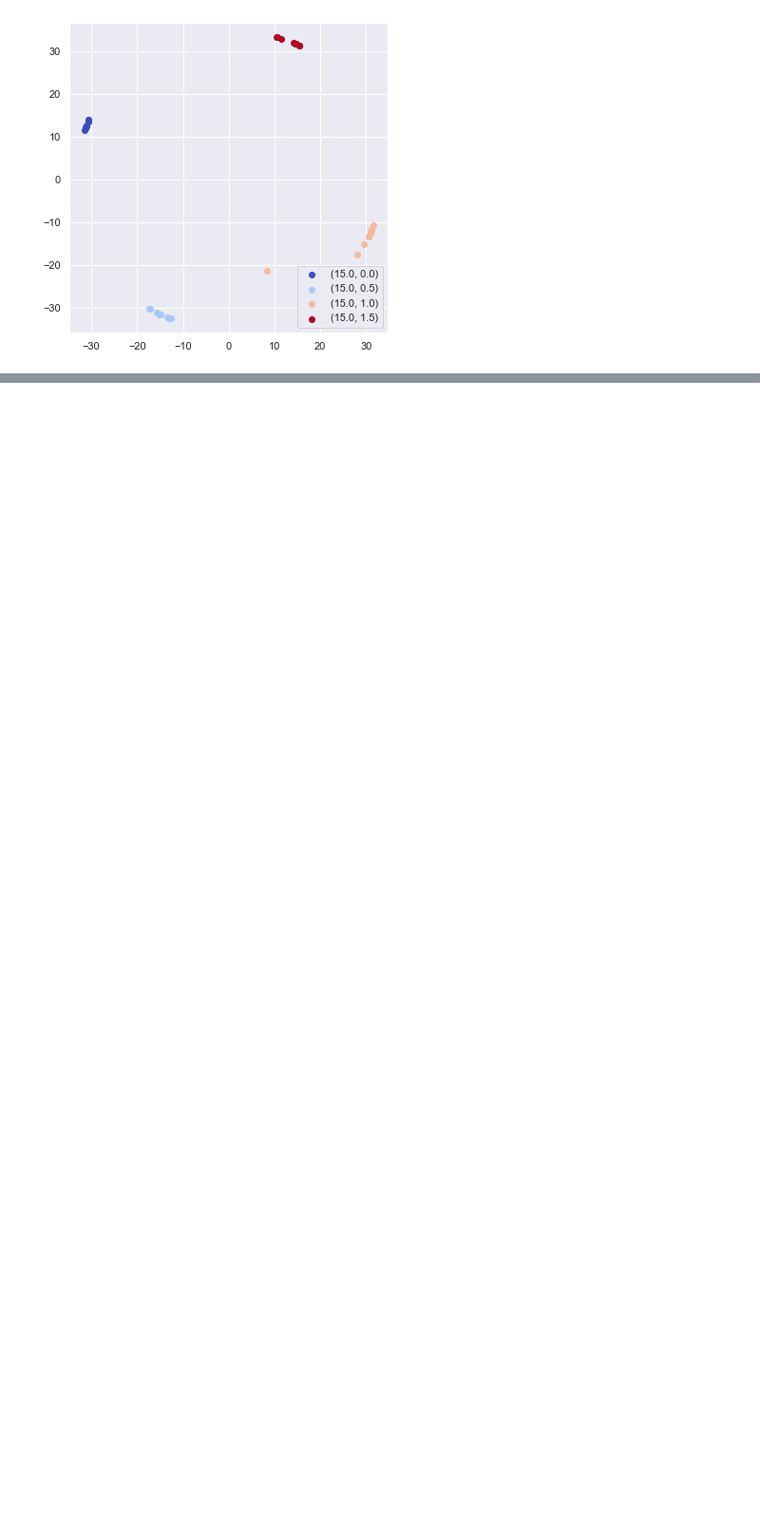
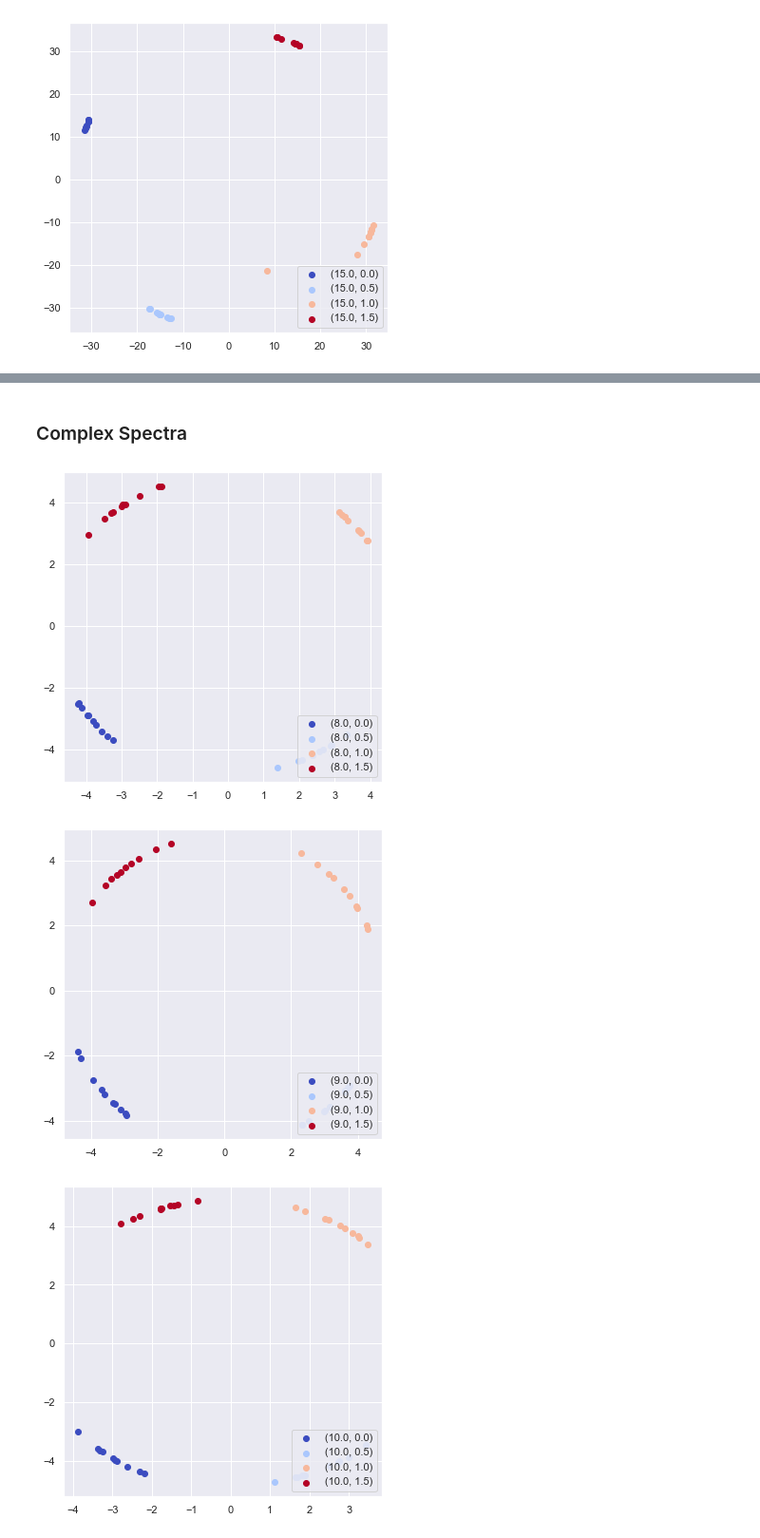
Before and after one commit to NeuroTech-UCSD/Oz-Speller, a Jupyter notebook: notebooks/Pilot_Photosensor_32-class_Vis[Simon].ipynb, the cells around one changed output, grey strips where cells are left out. Shown: that part at 95% size. Drawn from its saved outputs; the diff is of its cells as text; code cells hidden in the pictures; blank space fills up the shorter version.

```diff
--- a/notebooks/Pilot_Photosensor_32-class_Vis[Simon].ipynb
+++ b/notebooks/Pilot_Photosensor_32-class_Vis[Simon].ipynb
@@ -166,0 +223,14 @@ for k in range(8):
+# %%
+target_tab = {}
+data_path = "../data/photosensor_recordings/pilot_data/6-02-22_run2/"
+sfreq = 250.
+duration = 1.0
+light_amp = pd.read_csv(data_path + 'eeg.csv').astype(float)
+meta = np.loadtxt(data_path + 'meta.csv', delimiter=',', dtype=float)
+trials = meta[1:,:2]
+classes = np.unique(trials, axis=0)
+more_targets = {tuple(target):index for index,target in enumerate(classes)}
+target_tab.update(more_targets)
+light_amp = load_light_amp_temp_function(light_amp, meta, classes, stim_duration=duration,filter=False,sfreq=sfreq)
+target_by_trial = [list(target_tab.keys())] * 10
+light_amp.shape, np.array(target_by_trial).shape
@@ -166,0 +239,19 @@ for k in range(8):
+# %% [markdown]
+### Complex Spectra
+# %%
+complex_spectrum = 1/750*fft(light_amp)[:,:,:,:int(sfreq*duration)//2]
+classes = list(target_tab.keys())
+freqs = np.linspace(0.0, sfreq / 2, int(sfreq*duration//2))
+for k in range(8):
+    k *= 4
+    plt.figure(figsize=(6, 6))
+    ax = plt.subplot()
+    colors=cm.coolwarm(np.linspace(0,1,4))
+    for i,c in enumerate(colors):
+        i = k + i
+        plt.scatter(np.real(complex_spectrum[:,i,9,np.abs(freqs - classes[i][0]).argmin()]),np.imag(complex_spectrum[:,i,9,np.abs(freqs - classes[i][0]).argmin()]),label=str(classes[i]),color=c)
+    ax.legend(loc='lower right')
+# %% [output]
+[figure, added]
+[figure, added]
+[figure, added]
```
Also changed, not shown: parts of 12 cells of this notebook, 7 other files.
